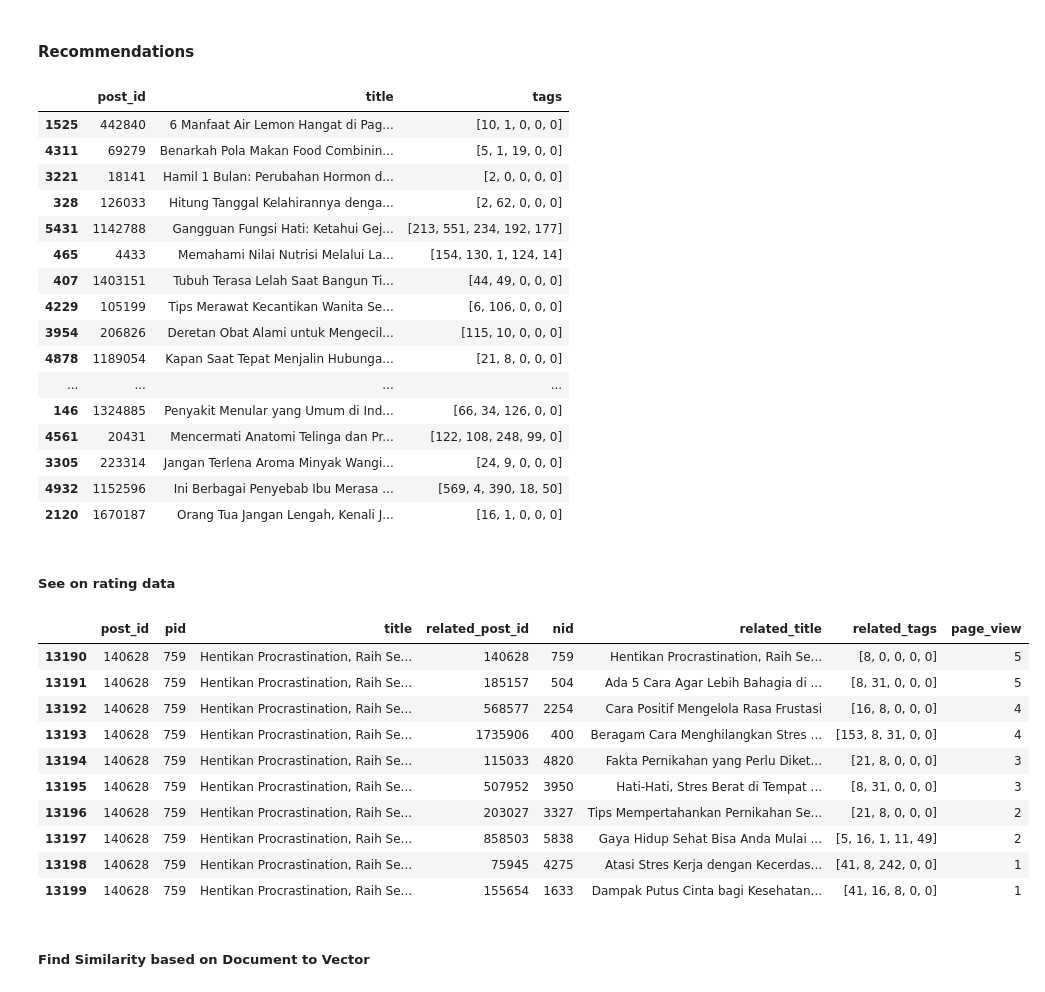
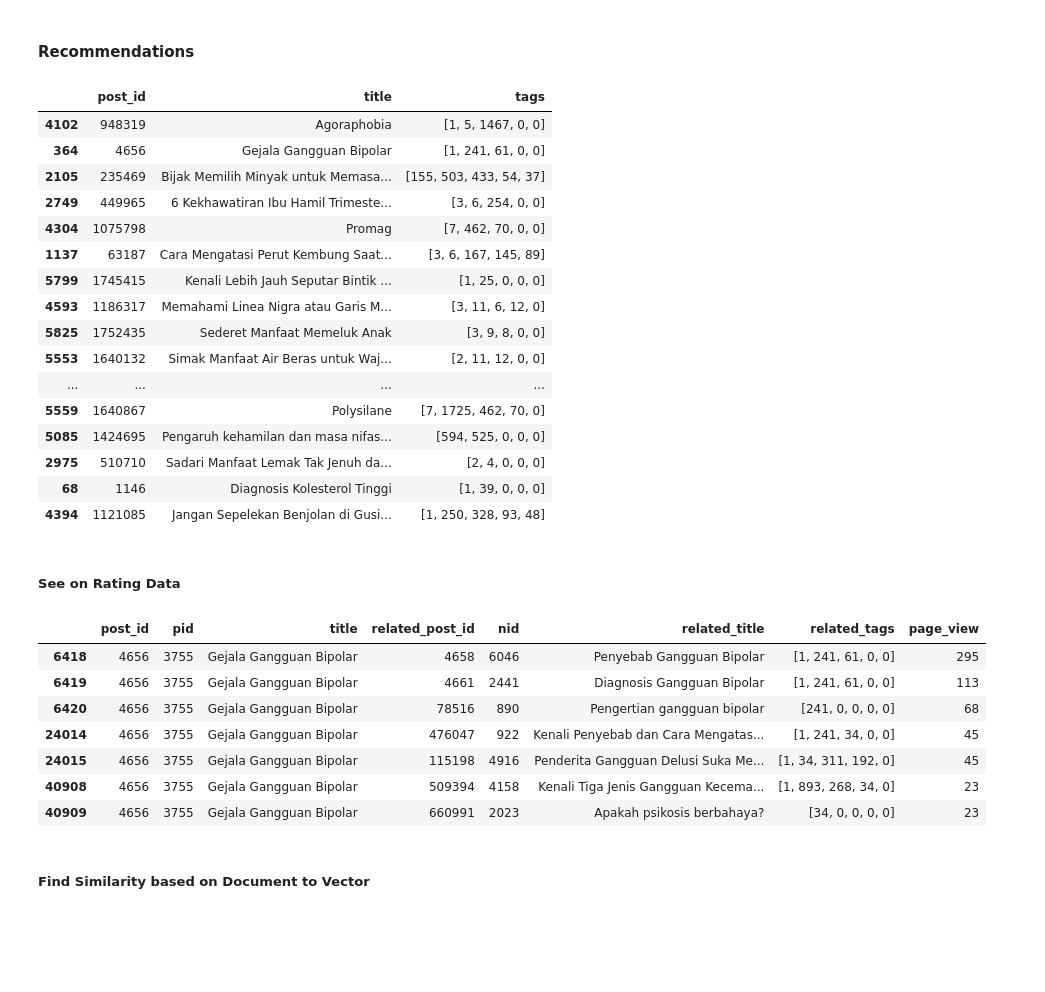
Before and after one commit to kadriansyah/notebook, a Jupyter notebook: alodokter-recommender/deep-fm-page-click.ipynb, the cells around one changed output. Drawn from its saved outputs; the diff is of its cells as text; code cells hidden in the pictures; blank space fills up the shorter version.

```diff
--- a/alodokter-recommender/deep-fm-page-click.ipynb
+++ b/alodokter-recommender/deep-fm-page-click.ipynb
@@ -96,12 +96,14 @@ n_tag = 5040
 tag_max_len = 5
 
 def load_posts():
-    df = pd.read_csv('data/articles_20200304.csv', sep=',', header=0, encoding="latin-1")
-    df.columns = ['idx','post_id', 'title', 'tags']
+#     df = pd.read_csv('data/articles_20200304.csv', sep=',', header=0, encoding="latin-1")
+    df = pd.read_csv('data/ga-articles.csv', sep=',', header=0, encoding="latin-1")
+    df.columns = ['post_id', 'title', 'tags']
     return df[['post_id', 'title', 'tags']]
 
 def load_posts_ctr():
-    df = pd.read_csv('data/articles_doc2vec_20200304.csv', sep=',', header=0, encoding="latin-1")
+#     df = pd.read_csv('data/articles_doc2vec_20200304.csv', sep=',', header=0, encoding="latin-1")
+    df = pd.read_csv('data/ga-page-clicks.csv', sep=',', header=0, encoding="latin-1")
     df.columns = ['post_id', 'related_post_id', 'ctr']
     return df
 
@@ -633,39 +643,36 @@ with tf.device('/device:CPU:0'):
 posts.sample(20)
 # %% [output]
 |  | post_id | title | tags |
-| 1525 | 442840 | 6 Manfaat Air Lemon Hangat di Pag... | [10, 1, 0, 0, 0] |
-| 4311 | 69279 | Benarkah Pola Makan Food Combinin... | [5, 1, 19, 0, 0] |
-| 3221 | 18141 | Hamil 1 Bulan: Perubahan Hormon d... | [2, 0, 0, 0, 0] |
-| 328 | 126033 | Hitung Tanggal Kelahirannya denga... | [2, 62, 0, 0, 0] |
-| 5431 | 1142788 | Gangguan Fungsi Hati: Ketahui Gej... | [213, 551, 234, 192, 177] |
-| 465 | 4433 | Memahami Nilai Nutrisi Melalui La... | [154, 130, 1, 124, 14] |
-| 407 | 1403151 | Tubuh Terasa Lelah Saat Bangun Ti... | [44, 49, 0, 0, 0] |
-| 4229 | 105199 | Tips Merawat Kecantikan Wanita Se... | [6, 106, 0, 0, 0] |
-| 3954 | 206826 | Deretan Obat Alami untuk Mengecil... | [115, 10, 0, 0, 0] |
-| 4878 | 1189054 | Kapan Saat Tepat Menjalin Hubunga... | [21, 8, 0, 0, 0] |
+| 4102 | 948319 | Agoraphobia | [1, 5, 1467, 0, 0] |
+| 364 | 4656 | Gejala Gangguan Bipolar | [1, 241, 61, 0, 0] |
+| 2105 | 235469 | Bijak Memilih Minyak untuk Memasa... | [155, 503, 433, 54, 37] |
+| 2749 | 449965 | 6 Kekhawatiran Ibu Hamil Trimeste... | [3, 6, 254, 0, 0] |
+| 4304 | 1075798 | Promag | [7, 462, 70, 0, 0] |
+| 1137 | 63187 | Cara Mengatasi Perut Kembung Saat... | [3, 6, 167, 145, 89] |
+| 5799 | 1745415 | Kenali Lebih Jauh Seputar Bintik ... | [1, 25, 0, 0, 0] |
+| 4593 | 1186317 | Memahami Linea Nigra atau Garis M... | [3, 11, 6, 12, 0] |
+| 5825 | 1752435 | Sederet Manfaat Memeluk Anak | [3, 9, 8, 0, 0] |
+| 5553 | 1640132 | Simak Manfaat Air Beras untuk Waj... | [2, 11, 12, 0, 0] |
 | ... | ... | ... | ... |
-| 146 | 1324885 | Penyakit Menular yang Umum di Ind... | [66, 34, 126, 0, 0] |
-| 4561 | 20431 | Mencermati Anatomi Telinga dan Pr... | [122, 108, 248, 99, 0] |
-| 3305 | 223314 | Jangan Terlena Aroma Minyak Wangi... | [24, 9, 0, 0, 0] |
-| 4932 | 1152596 | Ini Berbagai Penyebab Ibu Merasa ... | [569, 4, 390, 18, 50] |
-| 2120 | 1670187 | Orang Tua Jangan Lengah, Kenali J... | [16, 1, 0, 0, 0] |
+| 5559 | 1640867 | Polysilane | [7, 1725, 462, 70, 0] |
+| 5085 | 1424695 | Pengaruh kehamilan dan masa nifas... | [594, 525, 0, 0, 0] |
+| 2975 | 510710 | Sadari Manfaat Lemak Tak Jenuh da... | [2, 4, 0, 0, 0] |
+| 68 | 1146 | Diagnosis Kolesterol Tinggi | [1, 39, 0, 0, 0] |
+| 4394 | 1121085 | Jangan Sepelekan Benjolan di Gusi... | [1, 250, 328, 93, 48] |
 # %% [markdown]
-##### See on rating data
+##### See on Rating Data
 # %%
-post_id = 140628
+post_id = 4656
 dataset[dataset['post_id'] == post_id]
 # %% [output]
 |  | post_id | pid | title | related_post_id | nid | related_title | related_tags | page_view |
-| 13190 | 140628 | 759 | Hentikan Procrastination, Raih Se... | 140628 | 759 | Hentikan Procrastination, Raih Se... | [8, 0, 0, 0, 0] | 5 |
-| 13191 | 140628 | 759 | Hentikan Procrastination, Raih Se... | 185157 | 504 | Ada 5 Cara Agar Lebih Bahagia di ... | [8, 31, 0, 0, 0] | 5 |
-| 13192 | 140628 | 759 | Hentikan Procrastination, Raih Se... | 568577 | 2254 | Cara Positif Mengelola Rasa Frustasi | [16, 8, 0, 0, 0] | 4 |
-| 13193 | 140628 | 759 | Hentikan Procrastination, Raih Se... | 1735906 | 400 | Beragam Cara Menghilangkan Stres ... | [153, 8, 31, 0, 0] | 4 |
-| 13194 | 140628 | 759 | Hentikan Procrastination, Raih Se... | 115033 | 4820 | Fakta Pernikahan yang Perlu Diket... | [21, 8, 0, 0, 0] | 3 |
-| 13195 | 140628 | 759 | Hentikan Procrastination, Raih Se... | 507952 | 3950 | Hati-Hati, Stres Berat di Tempat ... | [8, 31, 0, 0, 0] | 3 |
-| 13196 | 140628 | 759 | Hentikan Procrastination, Raih Se... | 203027 | 3327 | Tips Mempertahankan Pernikahan Se... | [21, 8, 0, 0, 0] | 2 |
-| 13197 | 140628 | 759 | Hentikan Procrastination, Raih Se... | 858503 | 5838 | Gaya Hidup Sehat Bisa Anda Mulai ... | [5, 16, 1, 11, 49] | 2 |
-| 13198 | 140628 | 759 | Hentikan Procrastination, Raih Se... | 75945 | 4275 | Atasi Stres Kerja dengan Kecerdas... | [41, 8, 242, 0, 0] | 1 |
-| 13199 | 140628 | 759 | Hentikan Procrastination, Raih Se... | 155654 | 1633 | Dampak Putus Cinta bagi Kesehatan... | [41, 16, 8, 0, 0] | 1 |
+| 6418 | 4656 | 3755 | Gejala Gangguan Bipolar | 4658 | 6046 | Penyebab Gangguan Bipolar | [1, 241, 61, 0, 0] | 295 |
+| 6419 | 4656 | 3755 | Gejala Gangguan Bipolar | 4661 | 2441 | Diagnosis Gangguan Bipolar | [1, 241, 61, 0, 0] | 113 |
+| 6420 | 4656 | 3755 | Gejala Gangguan Bipolar | 78516 | 890 | Pengertian gangguan bipolar | [241, 0, 0, 0, 0] | 68 |
+| 24014 | 4656 | 3755 | Gejala Gangguan Bipolar | 476047 | 922 | Kenali Penyebab dan Cara Mengatas... | [1, 241, 34, 0, 0] | 45 |
+| 24015 | 4656 | 3755 | Gejala Gangguan Bipolar | 115198 | 4916 | Penderita Gangguan Delusi Suka Me... | [1, 34, 311, 192, 0] | 45 |
+| 40908 | 4656 | 3755 | Gejala Gangguan Bipolar | 509394 | 4158 | Kenali Tiga Jenis Gangguan Kecema... | [1, 893, 268, 34, 0] | 23 |
+| 40909 | 4656 | 3755 | Gejala Gangguan Bipolar | 660991 | 2023 | Apakah psikosis berbahaya? | [34, 0, 0, 0, 0] | 23 |
 # %% [markdown]
 ##### Find Similarity based on Document to Vector
 # %%
```
Also changed, not shown: parts of 25 cells of this notebook.
